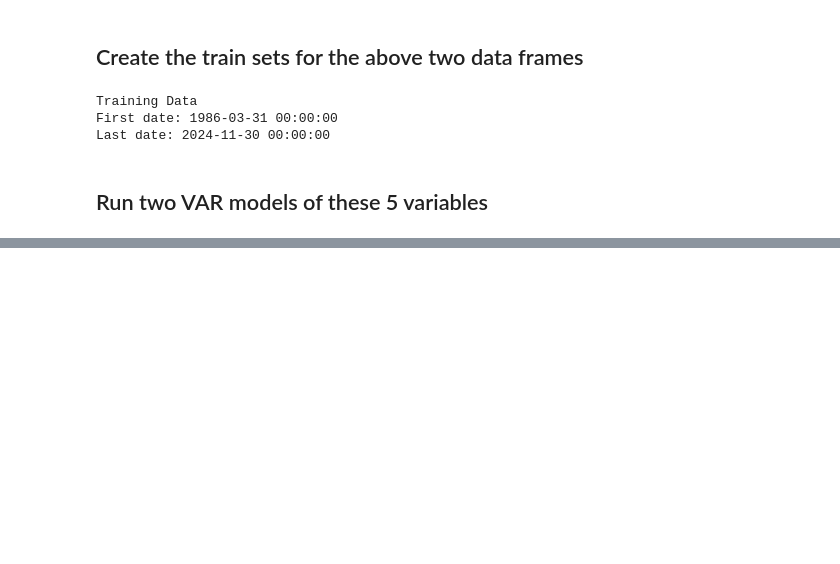
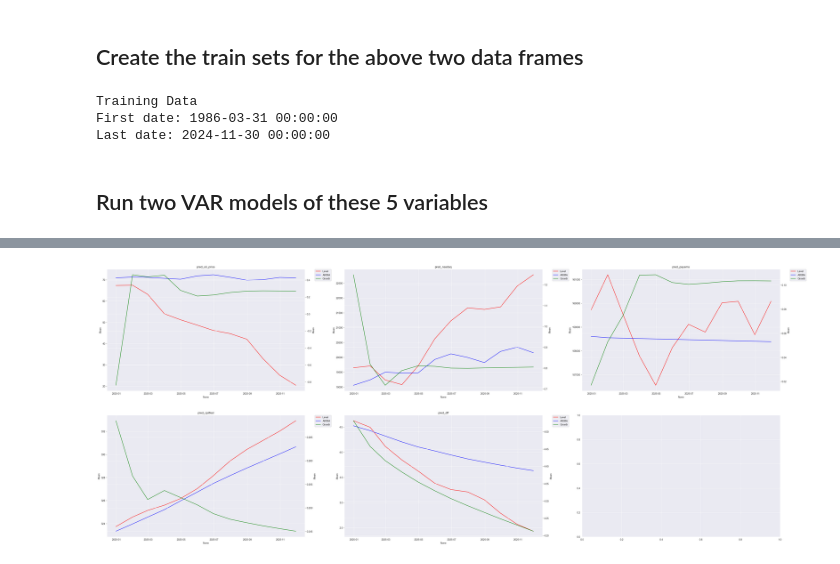
Before and after one commit to whendo/CSCI-E-116, a Jupyter notebook: Assignment06/Assignment06.ipynb, the cells around one changed output, grey strips where cells are left out. Drawn from its saved outputs; the diff is of its cells as text; code cells hidden in the pictures; blank space fills up the shorter version.

```diff
--- a/Assignment06/Assignment06.ipynb
+++ b/Assignment06/Assignment06.ipynb
@@ -154,0 +253,33 @@ model1 = best_VAR_model(data1,'c')
+# %%
+fig, ax = plt.subplots(2,3, figsize=(50,20))
+ax = ax.flatten()
+for i,k in enumerate(preds0.keys()):
+    plot_data = pd.concat([preds0[k], preds1[k], arima_preds[k]['mean']], axis=1)
+    plot_data.columns = ['Level', "Growth",'ARIMA']
+    plot_data = pd.melt(plot_data, var_name="Dataset", value_name="Mean", ignore_index=False)
+    sns.lineplot(
+        data=plot_data[~plot_data.Dataset.str.contains("Growth")],
+        x=plot_data[~plot_data.Dataset.str.contains("Growth")].index,
+        y='Mean',
+        hue="Dataset",
+        ax=ax[i],
+        palette = ['red','blue','green']
+    )
+    ax[i].set_title(k)
+    ax_sec = ax[i].twinx()
+    sns.lineplot(
+        data=plot_data[plot_data.Dataset.str.contains("Growth")],
+        x=plot_data[plot_data.Dataset.str.contains("Growth")].index,
+        y='Mean',
+        hue="Dataset",
+        ax=ax_sec,
+        palette = ['green']
+    )
+    h1,l1 = ax[i].get_legend_handles_labels()
+    h2,l2 = ax_sec.get_legend_handles_labels()
+    ax[i].legend(h1+h2,l1+l2, bbox_to_anchor=(1.05, 1), loc='upper left', borderaxespad=0.)
+    ax_sec.get_legend().remove()
+
+plt.show()
+# %% [output]
+[figure, added]
```
Also changed, not shown: parts of 24 cells of this notebook.
